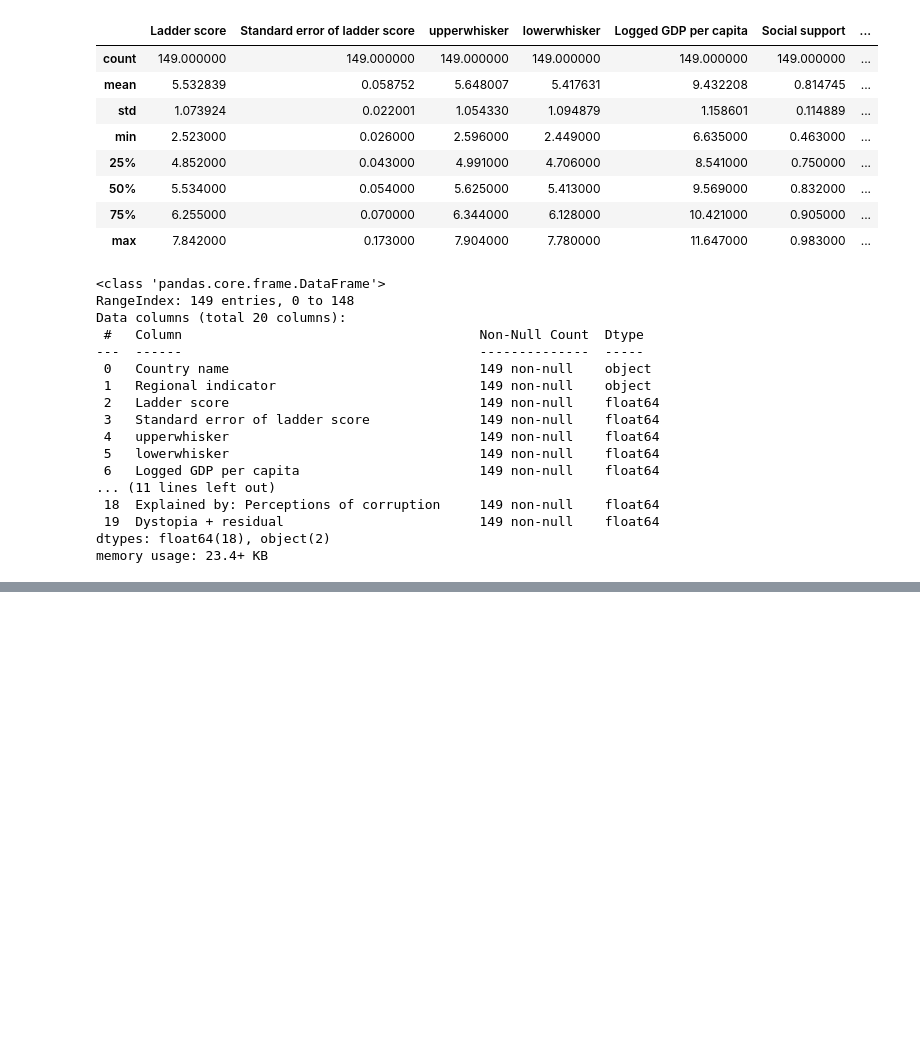
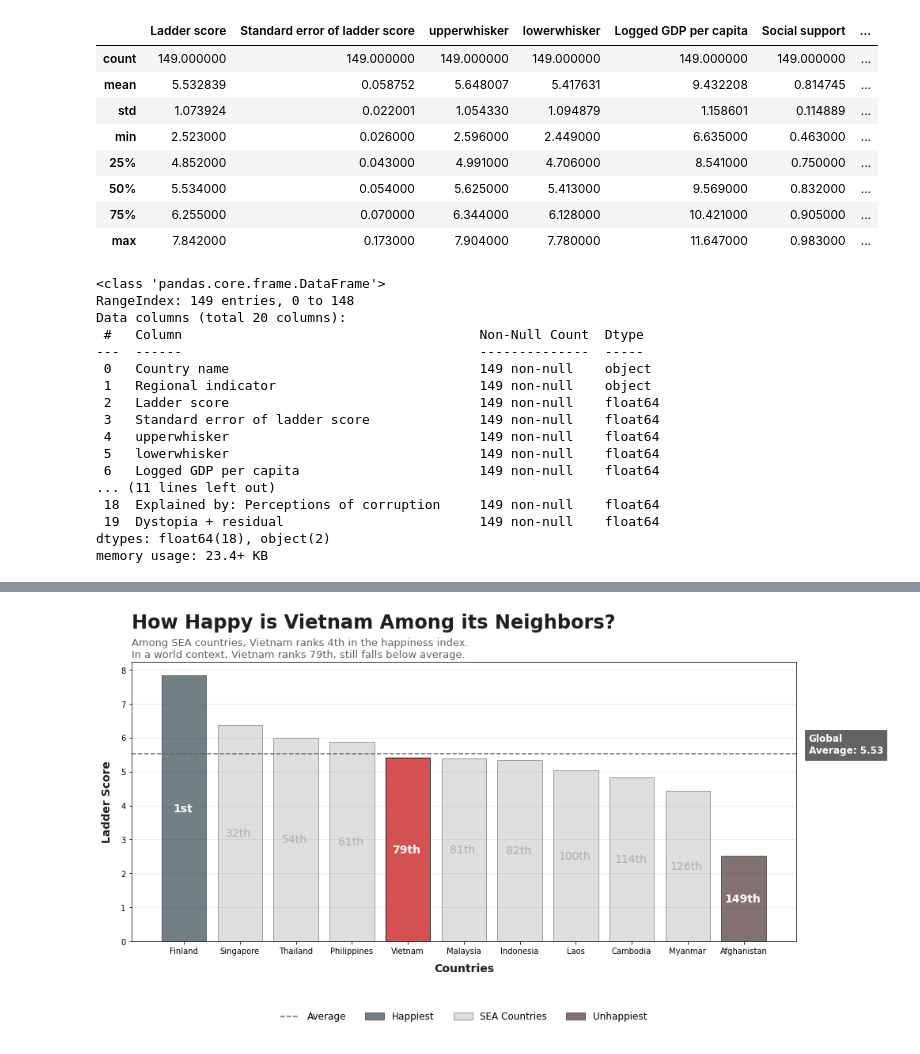
Before and after one commit to ttran293/Vietnam-Happiness-Score, a Jupyter notebook: VietNam_Happiness_Rank.ipynb, the cells around one changed output, grey strips where cells are left out. Saved outputs shown, nothing was run; the diff lists cells and outputs as text; code cells hidden in the pictures; blank space fills up the shorter version.

Commit message:
finish vietnam in sea

```diff
--- a/VietNam_Happiness_Rank.ipynb
+++ b/VietNam_Happiness_Rank.ipynb
@@ -75,0 +101,94 @@ memory usage: 23.4+ KB
+# %%
+SEA = data_2021[data_2021['Regional indicator'] == "Southeast Asia"]['Country name'].to_list()
+# %%
+#@title
+df = data_2021[data_2021['Country name'].isin(SEA)]
+data_2021_top = data_2021.iloc[0:1]
+data_2021_bot = data_2021.iloc[-1]
+mean_score = data_2021['Ladder score'].mean()
+sea_idx = list(df.index + 1)
+
+fig, ax = plt.subplots(figsize=(14, 8))
+
+bars0 = ax.bar(data_2021_top['Country name'], data_2021_top['Ladder score'], color=colors_blue[0], alpha=0.6, edgecolor=colors_dark[0])
+bars1 = ax.bar(df['Country name'], df['Ladder score'], color=colors_dark[3], alpha=0.4, edgecolor=colors_dark[0])
+bars2 = ax.bar(data_2021_bot['Country name'], data_2021_bot['Ladder score'], color=colors_red[0], alpha=0.6, edgecolor=colors_dark[0])
+line  = ax.axhline(mean_score, linestyle='--', color=colors_dark[2])
+
+ax.legend(["Average", "Happiest", "SEA Countries", "Unhappiest"], loc='upper center', bbox_to_anchor=(0.5, -0.2), ncol=5, borderpad=1, frameon=False, fontsize=12)
+ax.grid(axis='y', alpha=0.3)
+ax.set_axisbelow(True)
+ax.set_xlabel("Countries", fontsize=14, labelpad=10, fontweight='bold', color=colors_dark[0])
+ax.set_ylabel("Ladder Score", fontsize=14, labelpad=10, fontweight='bold', color=colors_dark[0])
+xmin, xmax = ax.get_xlim()
+ymin, ymax = ax.get_ylim()
+
+avgl  = ax.text(
+    s="Global\nAverage: {:.2f}".format(mean_score),
+    x=xmax*1.02,
+    y=mean_score,
+    backgroundcolor=colors_dark[2],
+    fontsize=12,
+    fontweight='bold',
+    color='white'
+)
+# Vietnam settings
+bars1[3].set_alpha(1)
+bars1[3].set_color(colors_red[3])
+bars1[3].set_edgecolor(colors_dark[0])
+
+for i, bar in enumerate(bars1) :
+    x=bar.get_x()
+    y=bar.get_height()
+    if i != 3 :
+        ax.text(
+            s=f"{sea_idx[i]}th",
+            va='center', ha='center',
+            x=x+0.38, y=y/2,
+            color=colors_dark[3],
+            fontsize=14,
+        )
+    else :
+        ax.text(
+        s=f"{sea_idx[i]}th",
+        va='center', ha='center',
+        x=x+0.38, y=y/2,
+        color='white',
+        fontsize=14,
+        fontweight='bold'
+    )
+
+for i, bar in enumerate(bars0) :
+    x=bar.get_x(),
+    y=bar.get_height(),
+
+    ax.text(
+        s=f"1st",
+        va='center', ha='center',
+        x=x[0]+0.38, y=y[0]/2,
+        color="white",
+        fontsize=14,
+        fontweight='bold',
+        alpha=1,
+    )
+
+for i, bar in enumerate(bars2) :
+    x=bar.get_x(),
+    y=bar.get_height(),
+
+    ax.text(
+        s="149th",
+        va='center', ha='center',
+        x=x[0]+0.38, y=y[0]/2,
+        color="white",
+        fontsize=14,
+        fontweight='bold',
+        alpha=1,
+    )
+
+plt.text(s="How Happy is Vietnam Among its Neighbors?", ha='left', x=xmin, y=ymax*1.12, fontsize=24, fontweight='bold', color=colors_dark[0])
+plt.title("Among SEA countries, Vietnam ranks 4th in the happiness index.\nIn a world context, Vietnam ranks 79th, still falls below average.", loc='left', fontsize=13, color=colors_dark[2])
+plt.tight_layout()
+plt.show()
+# %% [output]
+[figure, added]
```
Also changed, not shown: parts of 16 cells of this notebook.
